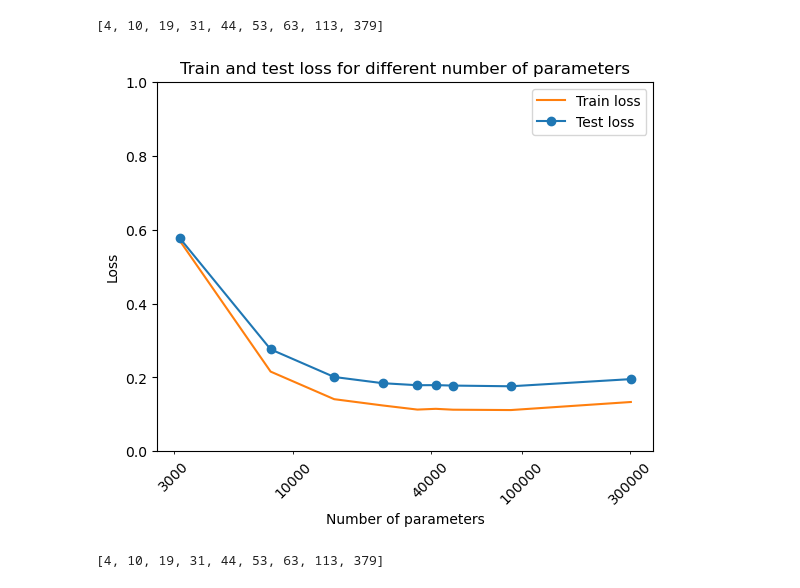
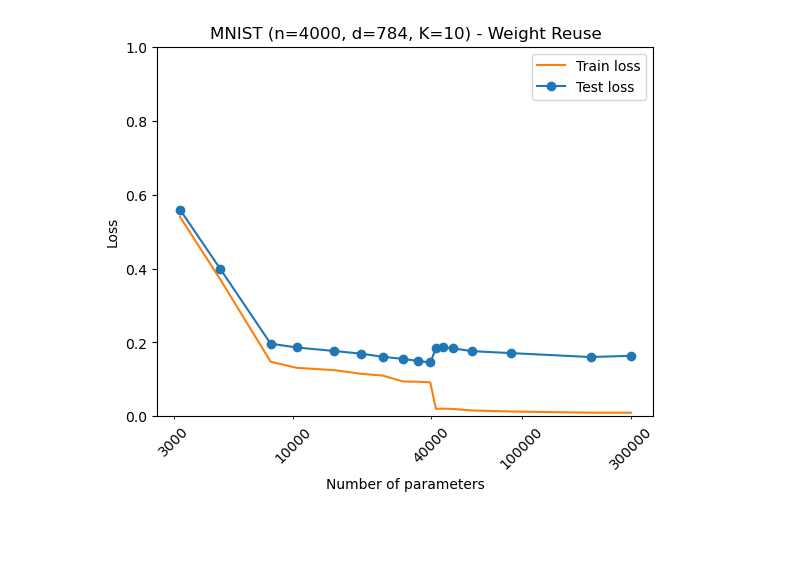
Before and after one commit to Dave69178/double_descent_reproduction, a Jupyter notebook: analysis.ipynb, the cells around one changed output. Cells and saved outputs as stored; diff of their text form; code cells hidden in the pictures; blank space fills up the shorter version.

```diff
--- a/analysis.ipynb
+++ b/analysis.ipynb
@@ -82,12 +7,0 @@ for folder in ["./models/results_3/2023-06-02/"]:#["./models/results_1/2023-05-3
-# %%
-num_hidden_units
-# %% [output]
-[4, 10, 19, 31, 44, 53, 63, 113, 379]
-# %%
-plot_train_and_test_losses(model_metrics, num_hidden_units)
-# %% [output]
-[figure, removed]
-# %%
-num_hidden_units
-# %% [output]
-[4, 10, 19, 31, 44, 53, 63, 113, 379]
@@ -93,0 +108,4 @@ num_hidden_units
+# %%
+plot_train_and_test_losses(reuse_model_metrics, reuse_num_hidden_units, "MNIST (n=4000, d=784, K=10) - Weight Reuse")
+# %% [output]
+[figure, added]
```
Also changed, not shown: parts of 8 cells of this notebook.
